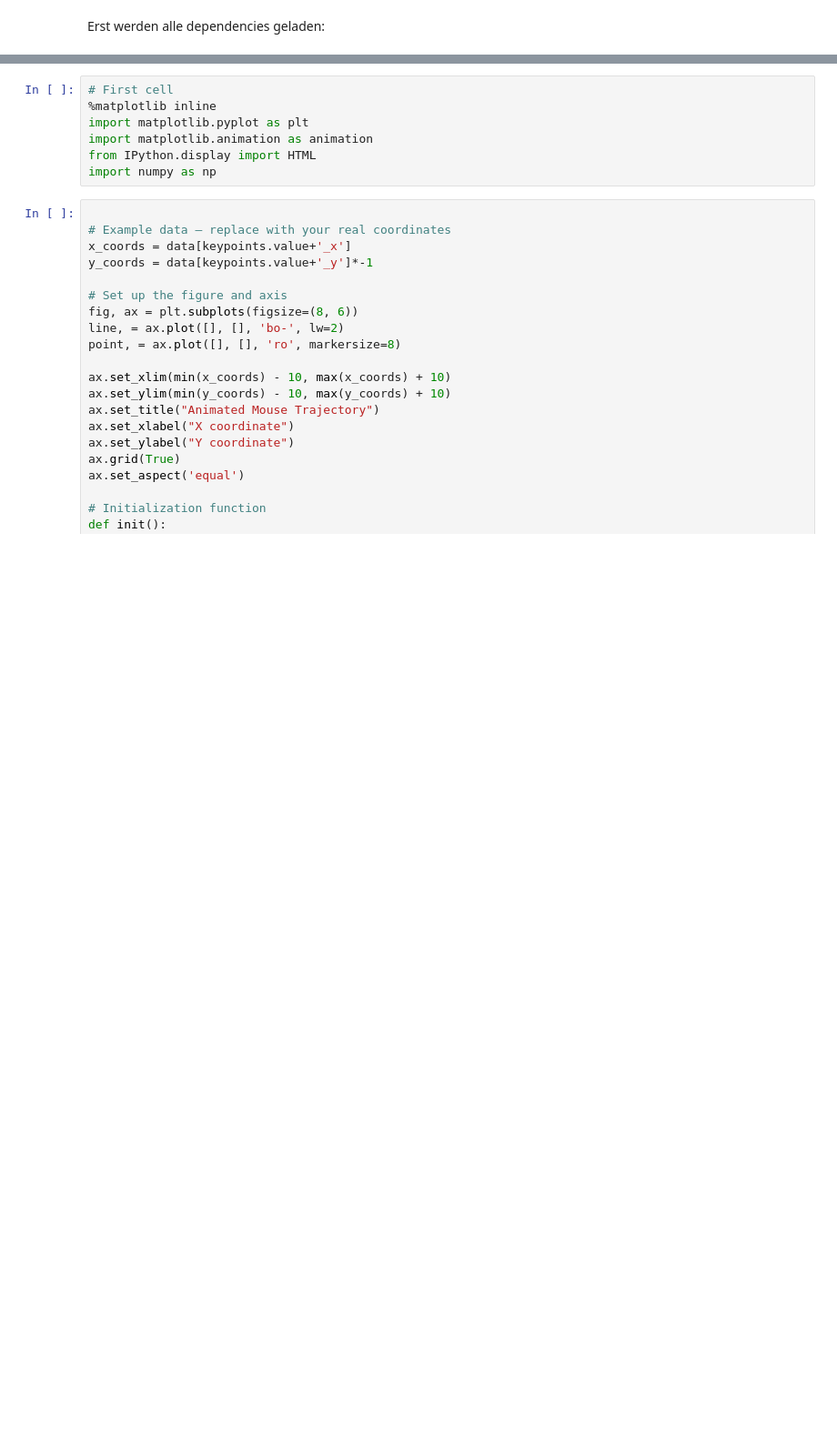
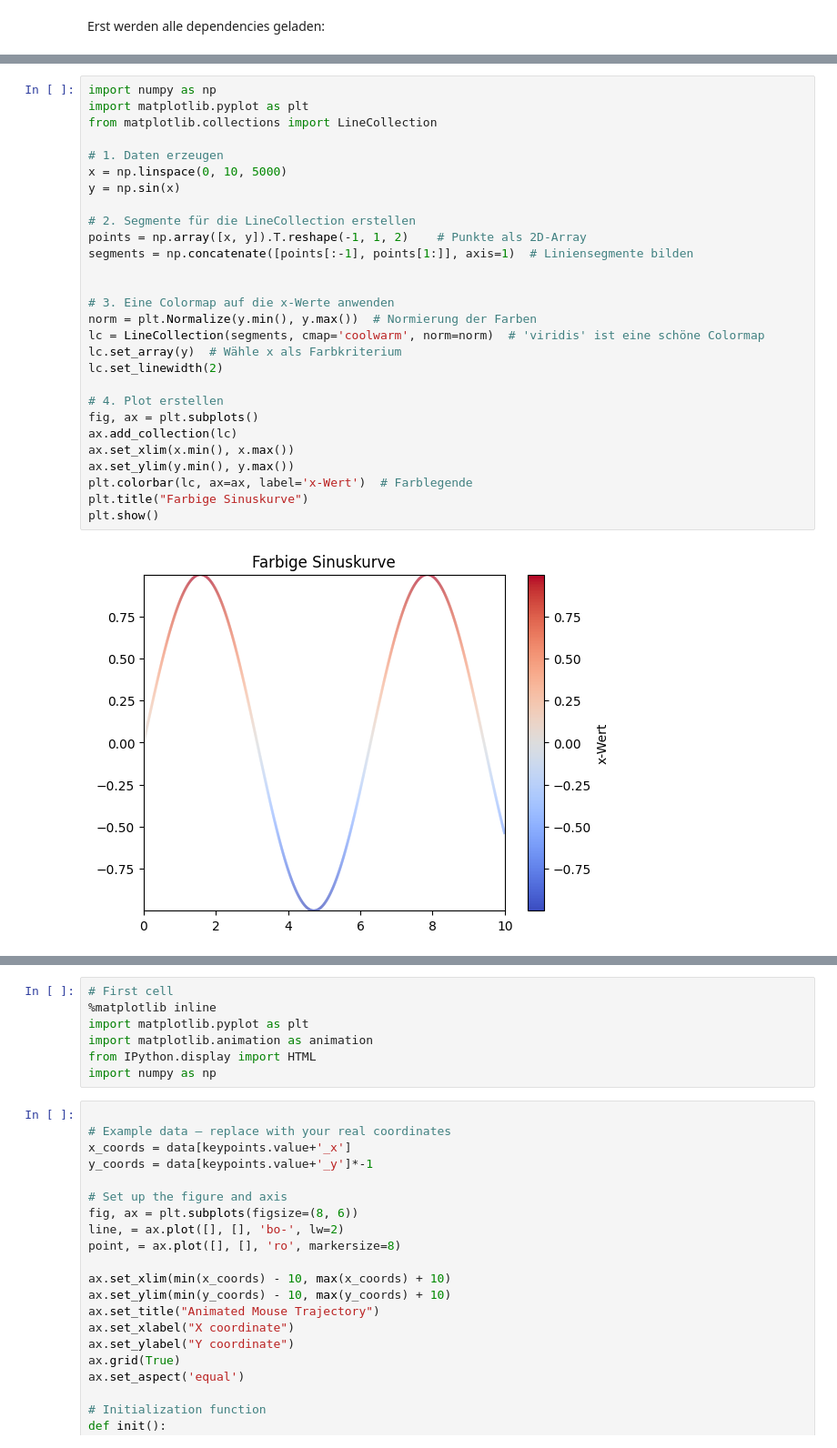
Before and after one commit to FabianQuicken/Ambros_analysis, a Jupyter notebook: scripts/interactive_analysis.ipynb, the cells around one changed output, grey strips where cells are left out. Shown at 91% size. Cells and saved outputs as stored; diff of their text form; blank space fills up the shorter version.

```diff
--- a/scripts/interactive_analysis.ipynb
+++ b/scripts/interactive_analysis.ipynb
@@ -96,0 +211,30 @@ plt.show()
+# %%
+import numpy as np
+import matplotlib.pyplot as plt
+from matplotlib.collections import LineCollection
+
+# 1. Daten erzeugen
+x = np.linspace(0, 10, 5000)
+y = np.sin(x)
+
+# 2. Segmente für die LineCollection erstellen
+points = np.array([x, y]).T.reshape(-1, 1, 2)    # Punkte als 2D-Array
+segments = np.concatenate([points[:-1], points[1:]], axis=1)  # Liniensegmente bilden
+
+
+# 3. Eine Colormap auf die x-Werte anwenden
+norm = plt.Normalize(y.min(), y.max())  # Normierung der Farben
+lc = LineCollection(segments, cmap='coolwarm', norm=norm)  # 'viridis' ist eine schöne Colormap
+lc.set_array(y)  # Wähle x als Farbkriterium
+lc.set_linewidth(2)
+
+# 4. Plot erstellen
+fig, ax = plt.subplots()
+ax.add_collection(lc)
+ax.set_xlim(x.min(), x.max())
+ax.set_ylim(y.min(), y.max())
+plt.colorbar(lc, ax=ax, label='x-Wert')  # Farblegende
+plt.title("Farbige Sinuskurve")
+plt.show()
+# %% [output]
+[figure, added]
```
Also changed, not shown: parts of 6 cells of this notebook, 1 other file.
